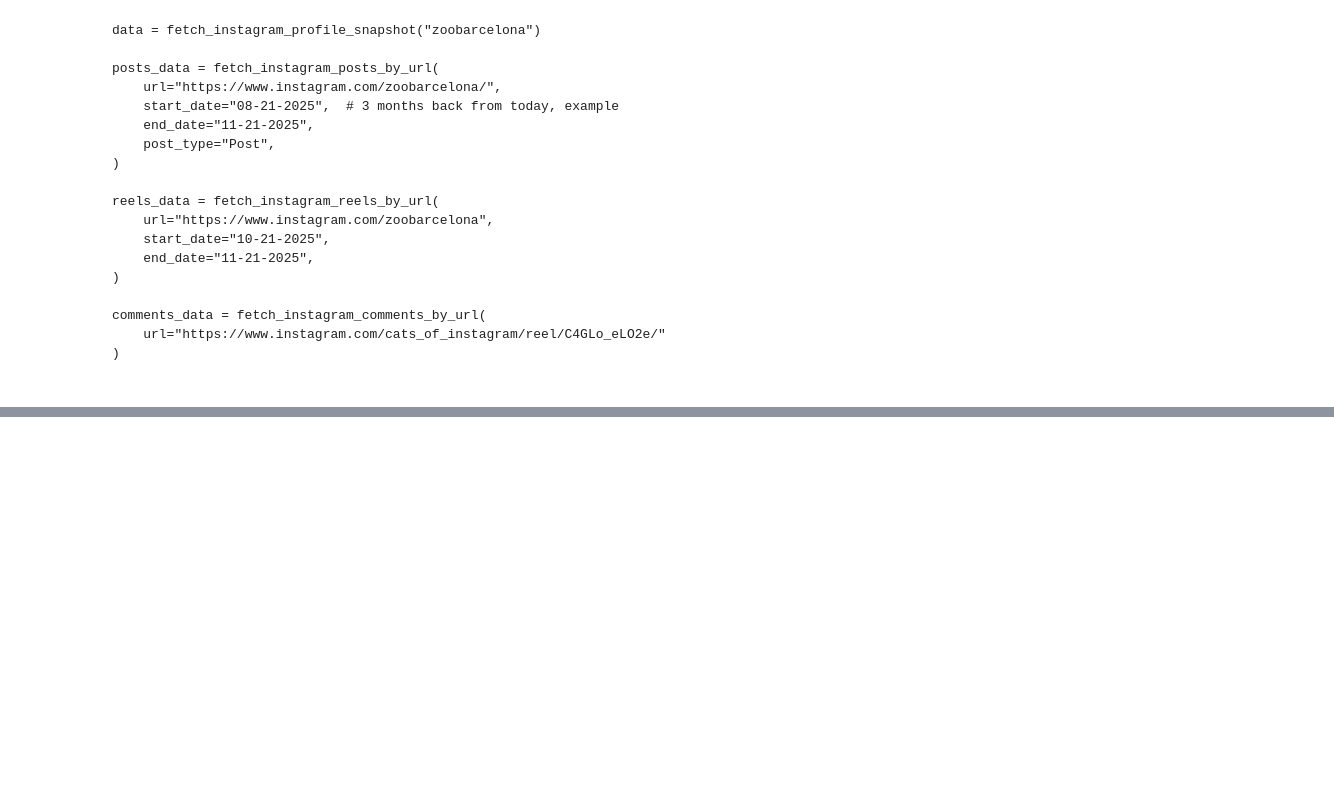
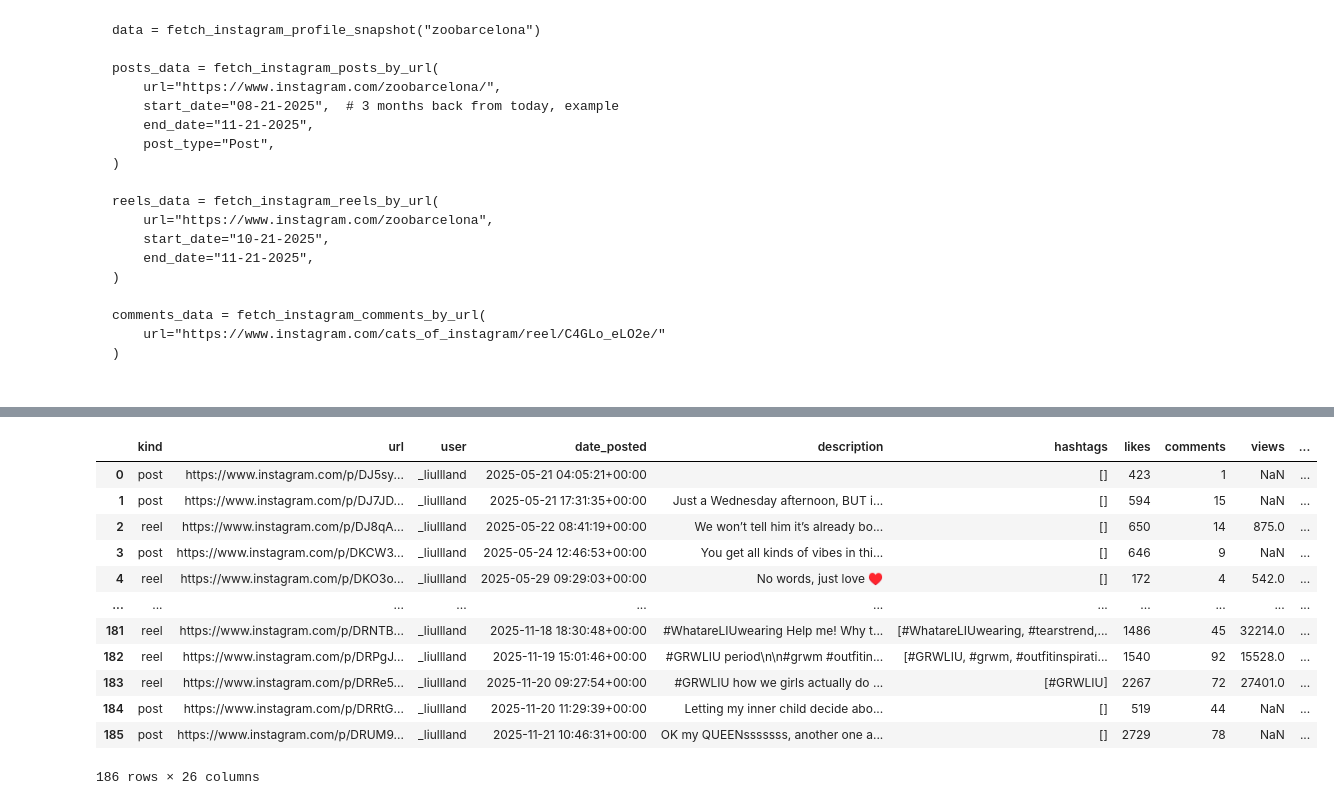
Before and after one commit to wykra-io/wykra-api-python, a Jupyter notebook: research/analysis.ipynb, the cells around one changed output, grey strips where cells are left out. Drawn from its saved outputs; the diff is of its cells as text; code cells hidden in the pictures; blank space fills up the shorter version.

```diff
--- a/research/analysis.ipynb
+++ b/research/analysis.ipynb
@@ -780,0 +693,49 @@ plt.show()
+# %%
+import pandas as pd
+
+def normalize_item(item: dict, kind: str) -> dict:
+    return {
+        "kind": kind,
+        "url": item.get("url"),
+        "user": item.get("user_posted") or item.get("user_posted_id"),
+        "date_posted": pd.to_datetime(item.get("date_posted")),
+        "description": item.get("description") or "",
+        "hashtags": item.get("hashtags") or [],
+        "likes": item.get("likes"),
+        "comments": item.get("num_comments"),
+
+        "views": item.get("views"),
+        "video_play_count": item.get("video_play_count"),
+
+        "followers_at_post": item.get("followers"),
+        "content_type": item.get("content_type") or item.get("product_type"),
+        "top_comments": item.get("top_comments") or item.get('latest_comments'),
+        "is_paid_partnership": item.get("is_paid_partnership"),
+        "alt_text": item.get("alt_text"),
+        "photos_number": item.get("photos_number"),
+
+    }
+
+posts_norm = [normalize_item(p, "post") for p in posts_data]
+reels_norm = [normalize_item(r, "reel") for r in reels_data]
+
+
+df = pd.DataFrame(posts_norm + reels_norm)
+df["date_posted"] = pd.to_datetime(df["date_posted"], utc=True, errors="coerce")
+df = df.sort_values("date_posted").reset_index(drop=True)
+# %%
+df
+# %% [output]
+|  | kind | url | user | date_posted | description | hashtags | likes | comments | views | ... |
+| 0 | post | https://www.instagram.com/p/DJ5sy... | _liullland | 2025-05-21 04:05:21+00:00 |  | [] | 423 | 1 | NaN | ... |
+| 1 | post | https://www.instagram.com/p/DJ7JD... | _liullland | 2025-05-21 17:31:35+00:00 | Just a Wednesday afternoon, BUT i... | [] | 594 | 15 | NaN | ... |
+| 2 | reel | https://www.instagram.com/p/DJ8qA... | _liullland | 2025-05-22 08:41:19+00:00 | We won’t tell him it’s already bo... | [] | 650 | 14 | 875.0 | ... |
+| 3 | post | https://www.instagram.com/p/DKCW3... | _liullland | 2025-05-24 12:46:53+00:00 | You get all kinds of vibes in thi... | [] | 646 | 9 | NaN | ... |
+| 4 | reel | https://www.instagram.com/p/DKO3o... | _liullland | 2025-05-29 09:29:03+00:00 | No words, just love ♥️ | [] | 172 | 4 | 542.0 | ... |
+| ... | ... | ... | ... | ... | ... | ... | ... | ... | ... | ... |
+| 181 | reel | https://www.instagram.com/p/DRNTB... | _liullland | 2025-11-18 18:30:48+00:00 | #WhatareLIUwearing Help me! Why t... | [#WhatareLIUwearing, #tearstrend,... | 1486 | 45 | 32214.0 | ... |
+| 182 | reel | https://www.instagram.com/p/DRPgJ... | _liullland | 2025-11-19 15:01:46+00:00 | #GRWLIU period\n\n#grwm #outfitin... | [#GRWLIU, #grwm, #outfitinspirati... | 1540 | 92 | 15528.0 | ... |
+| 183 | reel | https://www.instagram.com/p/DRRe5... | _liullland | 2025-11-20 09:27:54+00:00 | #GRWLIU how we girls actually do ... | [#GRWLIU] | 2267 | 72 | 27401.0 | ... |
+| 184 | post | https://www.instagram.com/p/DRRtG... | _liullland | 2025-11-20 11:29:39+00:00 | Letting my inner child decide abo... | [] | 519 | 44 | NaN | ... |
+| 185 | post | https://www.instagram.com/p/DRUM9... | _liullland | 2025-11-21 10:46:31+00:00 | OK my QUEENsssssss, another one a... | [] | 2729 | 78 | NaN | ... |
+186 rows × 26 columns
```
Also changed, not shown: parts of 14 cells of this notebook, 1 other file.
